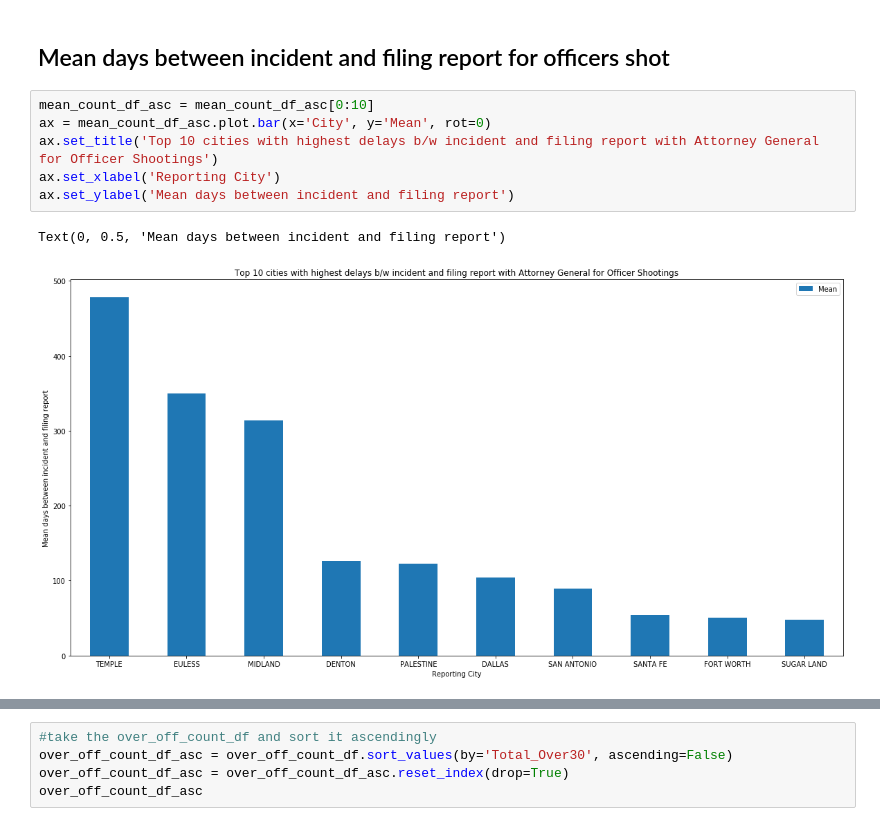
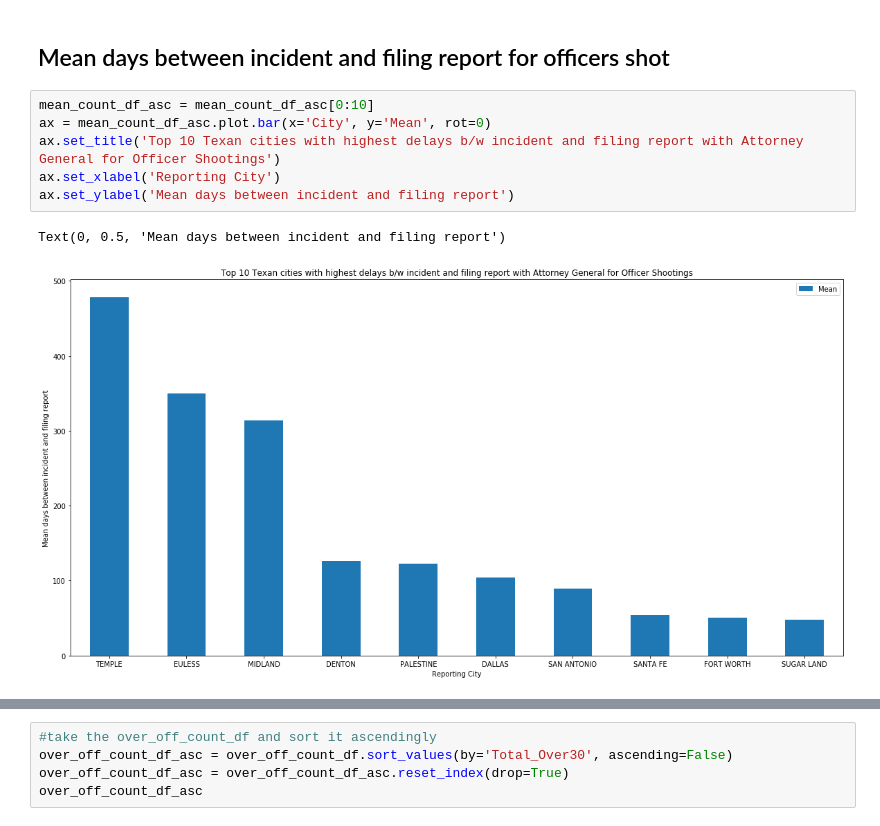
Before and after one commit to texas-justice-initiative/analysis, a Jupyter notebook: analyses/report_dates/date_report_diff.ipynb, the cells around one changed output, grey strips where cells are left out. Saved outputs shown, nothing was run; the diff lists cells and outputs as text.

```diff
--- a/analyses/report_dates/date_report_diff.ipynb
+++ b/analyses/report_dates/date_report_diff.ipynb
@@ -429,9 +441,9 @@ mean_count_df_asc
 # %%
 mean_count_df_asc = mean_count_df_asc[0:10]
 ax = mean_count_df_asc.plot.bar(x='City', y='Mean', rot=0)
-ax.set_title('Top 10 cities with highest delays b/w incident and filing report with Attorney General for Officer Shootings')
+ax.set_title('Top 10 Texan cities with highest delays b/w incident and filing report with Attorney General for Officer Shootings')
 ax.set_xlabel('Reporting City')
 ax.set_ylabel('Mean days between incident and filing report')
 # %% [output]
 Text(0, 0.5, 'Mean days between incident and filing report')
-[figure, old version]
+[figure, new version]
```
Also changed, not shown: parts of 48 cells of this notebook.
